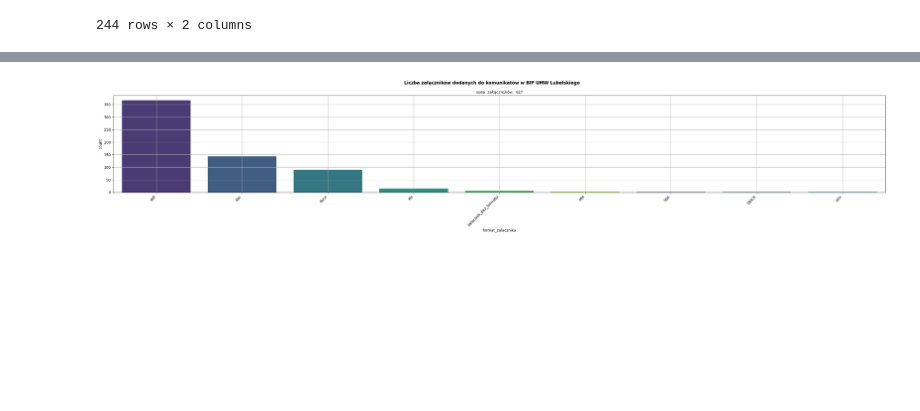
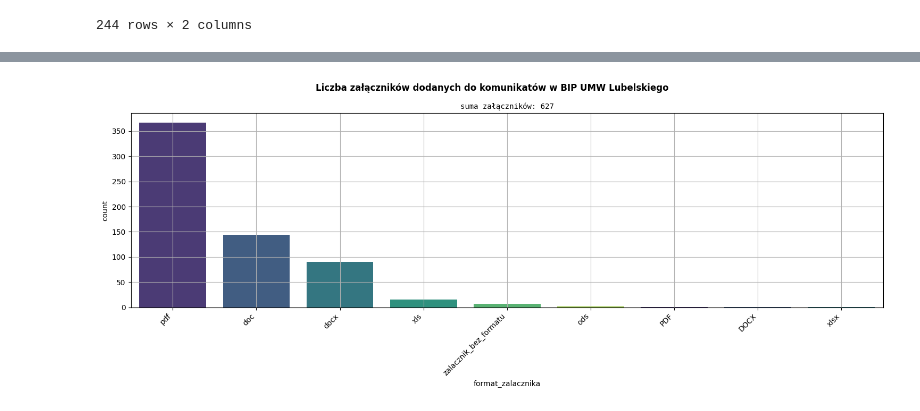
Before and after one commit to KacperSalak/urz_marsz_bip_scrapp, a Jupyter notebook: analytical/df_att_cnt.ipynb, the cells around one changed output, grey strips where cells are left out. Saved outputs shown, nothing was run; the diff lists cells and outputs as text; code cells hidden in the pictures; blank space fills up the shorter version.

```diff
--- a/analytical/df_att_cnt.ipynb
+++ b/analytical/df_att_cnt.ipynb
@@ -354,24 +354,24 @@ plt.show()
 # %%
 df_att_lubel = df_att_final[df_att_final["nazwa_umw"] == "umw_lubelskiego"]
 
-plt.figure(figsize=(30, 6))
+plt.figure(figsize=(15, 6))
 palette_color = sns.color_palette('viridis')
 
 # sns.countplot(x=df_att_final['format_zalacznika'].count(), order=df_att_final['format_zalacznika'].value_counts())
 sns.countplot(x=df_att_lubel['format_zalacznika'], order=df_att_lubel['format_zalacznika'].value_counts().index, palette=palette_color)
 
 plt.xticks(rotation=45, ha='right')
 
 plt.title(f"suma załączników: {df_att_lubel['format_zalacznika'].value_counts().sum()}",
             fontsize='medium',
             loc='center',
             style='normal',
             family='monospace')
 
 plt.suptitle(f'Liczba załączników dodanych do komunikatów w BIP UMW Lubelskiego', fontsize='large', fontweight='bold')
 
 plt.tight_layout()
 plt.grid()
 plt.show()
 # %% [output]
-[figure, old version]
+[figure, new version]
```
Also changed, not shown: parts of 1 cell of this notebook, 2 other files.
